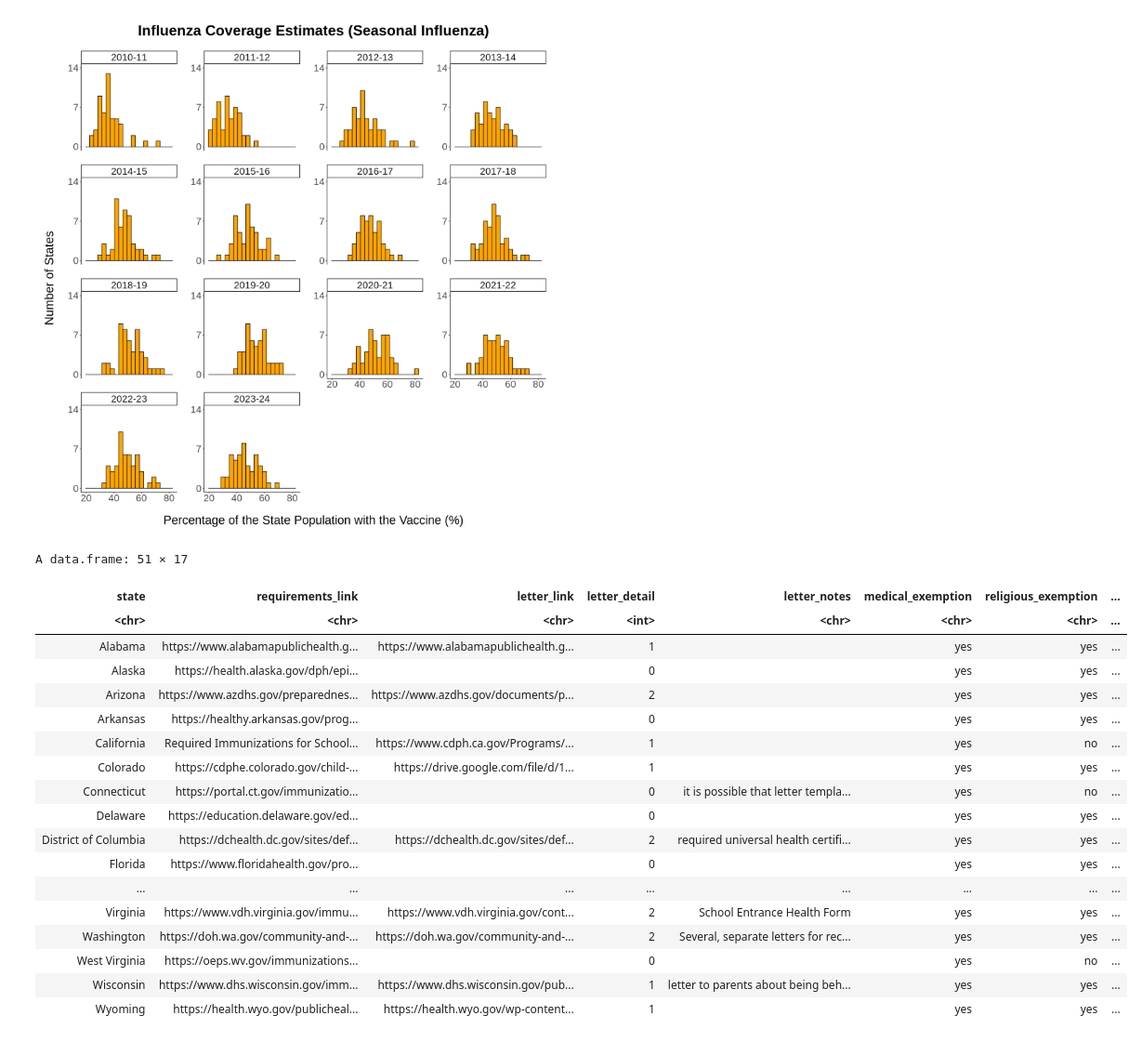
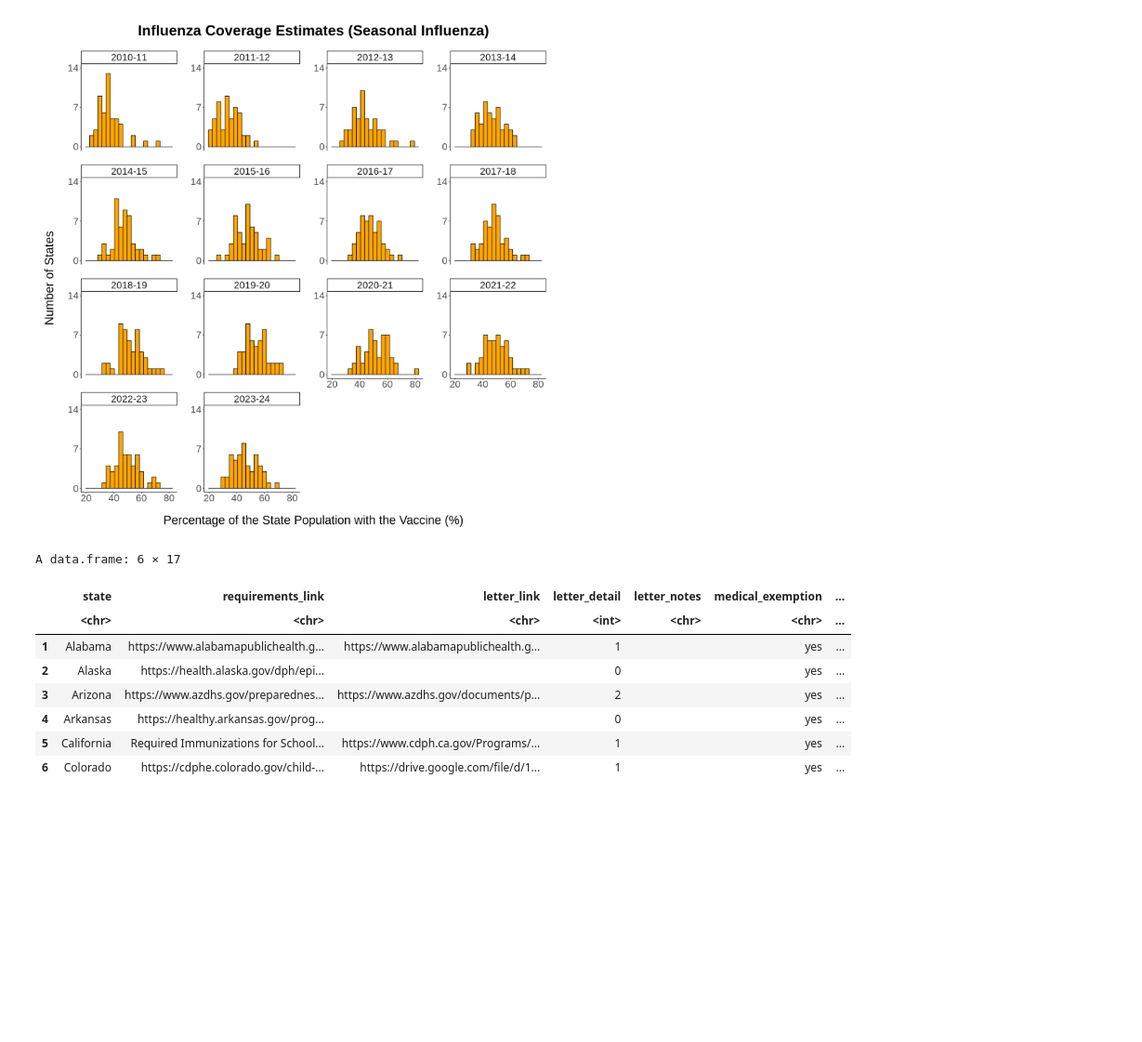
Before and after one commit to Kiron-Ang/Vaccination, a Jupyter notebook: vaccination.ipynb, the cells around one changed output. Shown: that part at 93% size. Saved outputs shown, nothing was run; the diff lists cells and outputs as text; code cells hidden in the pictures; blank space fills up the shorter version.

Commit message:
Use head()

```diff
--- a/vaccination.ipynb
+++ b/vaccination.ipynb
@@ -549,24 +549,14 @@ ggplot(influenza[influenza$month == "5", ], aes(x = coverage_estimate)) +
 [figure]
 # %%
 phase_1 = read.csv("https://github.com/Kiron-Ang/Vaccination/blob/main/phase_1.csv?raw=true")
-phase_1
+head(phase_1)
 # %% [output]
-A data.frame: 51 × 17
+A data.frame: 6 × 17
-| state | requirements_link | letter_link | letter_detail | letter_notes | medical_exemption | religious_exemption | ... |
-| <chr> | <chr> | <chr> | <int> | <chr> | <chr> | <chr> | ... |
-| Alabama | https://www.alabamapublichealth.g... | https://www.alabamapublichealth.g... | 1 |  | yes | yes | ... |
-| Alaska | https://health.alaska.gov/dph/epi... |  | 0 |  | yes | yes | ... |
-| Arizona | https://www.azdhs.gov/preparednes... | https://www.azdhs.gov/documents/p... | 2 |  | yes | yes | ... |
-| Arkansas | https://healthy.arkansas.gov/prog... |  | 0 |  | yes | yes | ... |
-| California | Required Immunizations for School... | https://www.cdph.ca.gov/Programs/... | 1 |  | yes | no | ... |
-| Colorado | https://cdphe.colorado.gov/child-... | https://drive.google.com/file/d/1... | 1 |  | yes | yes | ... |
-| Connecticut | https://portal.ct.gov/immunizatio... |  | 0 | it is possible that letter templa... | yes | no | ... |
-| Delaware | https://education.delaware.gov/ed... |  | 0 |  | yes | yes | ... |
-| District of Columbia | https://dchealth.dc.gov/sites/def... | https://dchealth.dc.gov/sites/def... | 2 | required universal health certifi... | yes | yes | ... |
-| Florida | https://www.floridahealth.gov/pro... |  | 0 |  | yes | yes | ... |
-| ... | ... | ... | ... | ... | ... | ... | ... |
-| Virginia | https://www.vdh.virginia.gov/immu... | https://www.vdh.virginia.gov/cont... | 2 | School Entrance Health Form | yes | yes | ... |
-| Washington | https://doh.wa.gov/community-and-... | https://doh.wa.gov/community-and-... | 2 | Several, separate letters for rec... | yes | yes | ... |
-| West Virginia | https://oeps.wv.gov/immunizations... |  | 0 |  | yes | no | ... |
-| Wisconsin | https://www.dhs.wisconsin.gov/imm... | https://www.dhs.wisconsin.gov/pub... | 1 | letter to parents about being beh... | yes | yes | ... |
-| Wyoming | https://health.wyo.gov/publicheal... | https://health.wyo.gov/wp-content... | 1 |  | yes | yes | ... |
+|  | state | requirements_link | letter_link | letter_detail | letter_notes | medical_exemption | ... |
+|  | <chr> | <chr> | <chr> | <int> | <chr> | <chr> | ... |
+| 1 | Alabama | https://www.alabamapublichealth.g... | https://www.alabamapublichealth.g... | 1 |  | yes | ... |
+| 2 | Alaska | https://health.alaska.gov/dph/epi... |  | 0 |  | yes | ... |
+| 3 | Arizona | https://www.azdhs.gov/preparednes... | https://www.azdhs.gov/documents/p... | 2 |  | yes | ... |
+| 4 | Arkansas | https://healthy.arkansas.gov/prog... |  | 0 |  | yes | ... |
+| 5 | California | Required Immunizations for School... | https://www.cdph.ca.gov/Programs/... | 1 |  | yes | ... |
+| 6 | Colorado | https://cdphe.colorado.gov/child-... | https://drive.google.com/file/d/1... | 1 |  | yes | ... |
```
